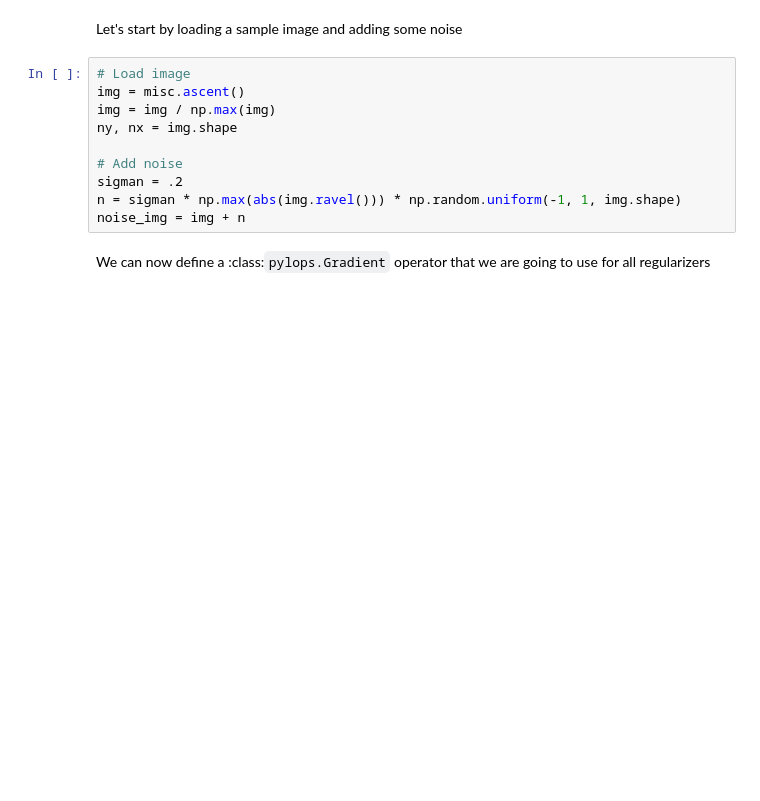
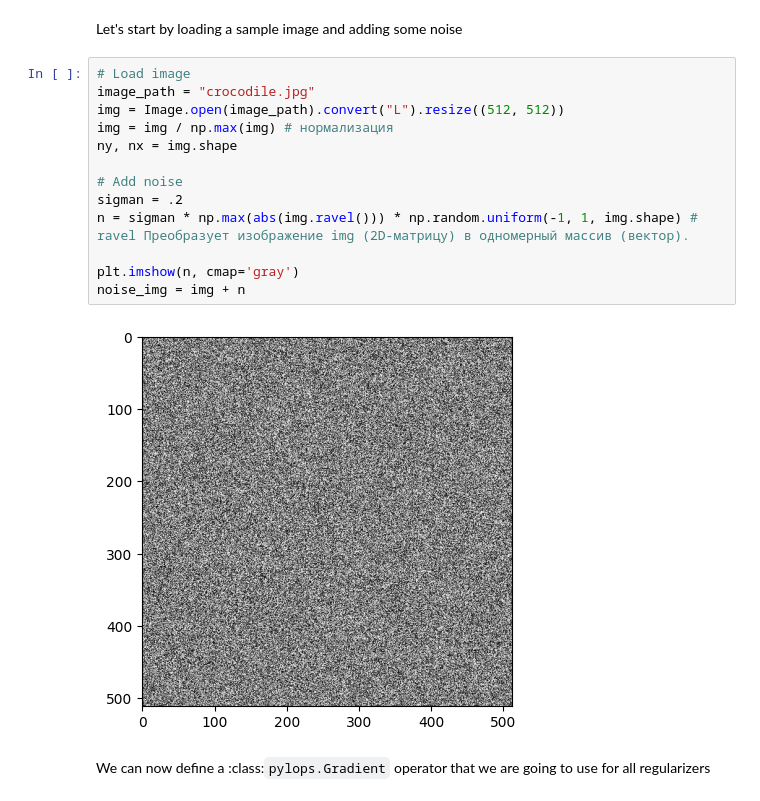
Before and after one commit to AdamowiczEone/Moreau-Yoshida, a Jupyter notebook: internet example/denoising.ipynb, the cells around one changed output. Saved outputs shown, nothing was run; the diff lists cells and outputs as text; blank space fills up the shorter version.

```diff
--- a/internet example/denoising.ipynb
+++ b/internet example/denoising.ipynb
@@ -33,14 +30,19 @@ ModuleNotFoundError: No module named 'numpy'
 Let's start by loading a sample image and adding some noise
 # %%
 # Load image
-img = misc.ascent()
-img = img / np.max(img)
+image_path = "crocodile.jpg"
+img = Image.open(image_path).convert("L").resize((512, 512))
+img = img / np.max(img) # нормализация
 ny, nx = img.shape
 
 # Add noise
 sigman = .2
-n = sigman * np.max(abs(img.ravel())) * np.random.uniform(-1, 1, img.shape)
+n = sigman * np.max(abs(img.ravel())) * np.random.uniform(-1, 1, img.shape) # ravel Преобразует изображение img (2D-матрицу) в одномерный массив (вектор).
+
+plt.imshow(n, cmap='gray')
 noise_img = img + n
+# %% [output]
+[figure, added]
 # %% [markdown]
 We can now define a :class:`pylops.Gradient` operator that we are going to
 use for all regularizers
```
Also changed, not shown: parts of 4 cells of this notebook, 6 other files.
